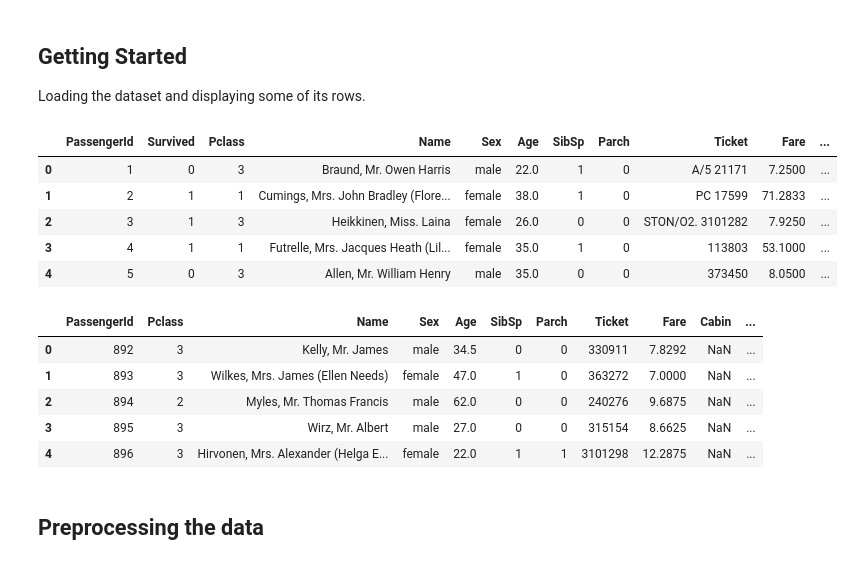
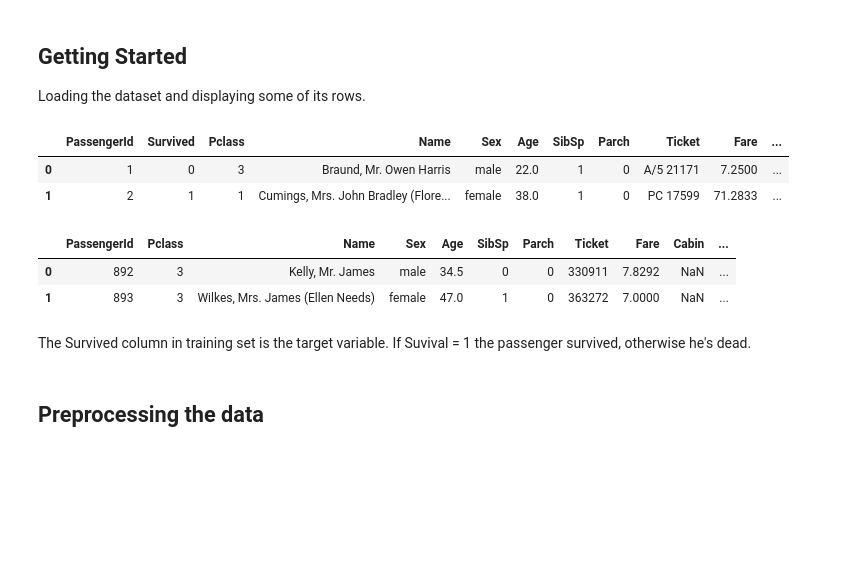
Before and after one commit to williansVarela/kaggle-titanic, a Jupyter notebook: Titanic.ipynb, the cells around one changed output. Cells and saved outputs as stored; diff of their text form; code cells hidden in the pictures; blank space fills up the shorter version.

```diff
--- a/Titanic.ipynb
+++ b/Titanic.ipynb
@@ -21,21 +24,15 @@ df_train = pd.read_csv('datasets/train.csv')
 df_test = pd.read_csv('datasets/test.csv')
 # %%
 # Print the first few entries of the Train Titanic data
-df_train.head()
+df_train.head(2)
 # %% [output]
 |  | PassengerId | Survived | Pclass | Name | Sex | Age | SibSp | Parch | Ticket | Fare | ... |
 | 0 | 1 | 0 | 3 | Braund, Mr. Owen Harris | male | 22.0 | 1 | 0 | A/5 21171 | 7.2500 | ... |
 | 1 | 2 | 1 | 1 | Cumings, Mrs. John Bradley (Flore... | female | 38.0 | 1 | 0 | PC 17599 | 71.2833 | ... |
-| 2 | 3 | 1 | 3 | Heikkinen, Miss. Laina | female | 26.0 | 0 | 0 | STON/O2. 3101282 | 7.9250 | ... |
-| 3 | 4 | 1 | 1 | Futrelle, Mrs. Jacques Heath (Lil... | female | 35.0 | 1 | 0 | 113803 | 53.1000 | ... |
-| 4 | 5 | 0 | 3 | Allen, Mr. William Henry | male | 35.0 | 0 | 0 | 373450 | 8.0500 | ... |
 # %%
 # Print the first few entries of the Test Titanic data
-df_test.head()
+df_test.head(2)
 # %% [output]
 |  | PassengerId | Pclass | Name | Sex | Age | SibSp | Parch | Ticket | Fare | Cabin | ... |
 | 0 | 892 | 3 | Kelly, Mr. James | male | 34.5 | 0 | 0 | 330911 | 7.8292 | NaN | ... |
 | 1 | 893 | 3 | Wilkes, Mrs. James (Ellen Needs) | female | 47.0 | 1 | 0 | 363272 | 7.0000 | NaN | ... |
-| 2 | 894 | 2 | Myles, Mr. Thomas Francis | male | 62.0 | 0 | 0 | 240276 | 9.6875 | NaN | ... |
-| 3 | 895 | 3 | Wirz, Mr. Albert | male | 27.0 | 0 | 0 | 315154 | 8.6625 | NaN | ... |
-| 4 | 896 | 3 | Hirvonen, Mrs. Alexander (Helga E... | female | 22.0 | 1 | 1 | 3101298 | 12.2875 | NaN | ... |
@@ -50,2 +39,4 @@ full_data = pd.concat([X_train_raw, X_test_raw])
+# %% [markdown]
+The Survived column in training set is the target variable. If Suvival = 1 the passenger survived, otherwise he's dead.
 # %% [markdown]
 ## Preprocessing the data
```
Also changed, not shown: parts of 26 cells of this notebook, 1 other file.
